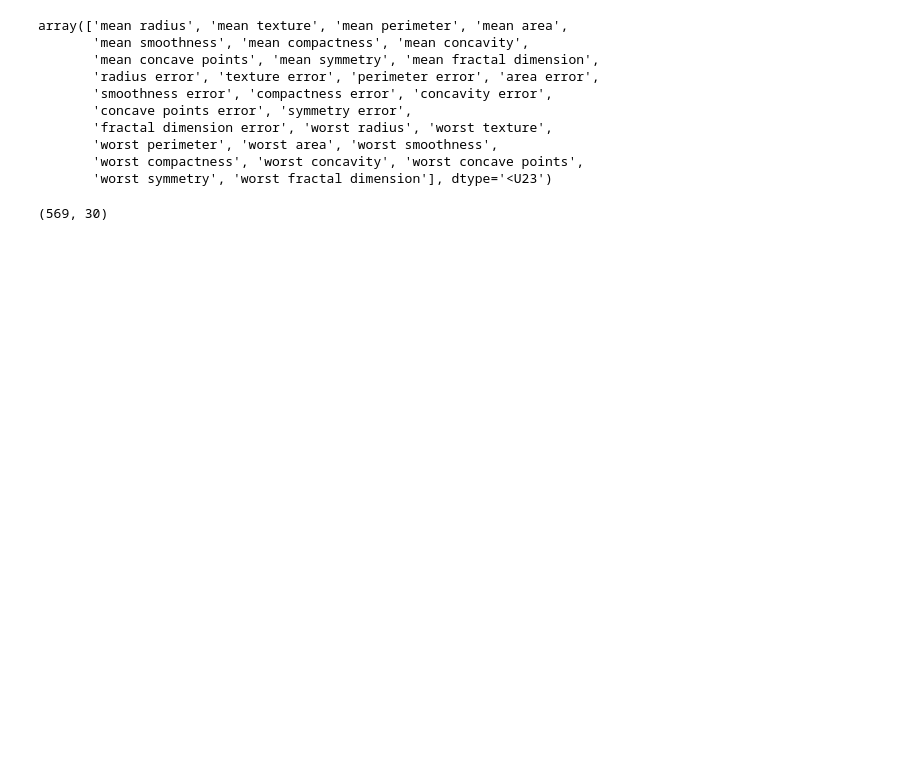
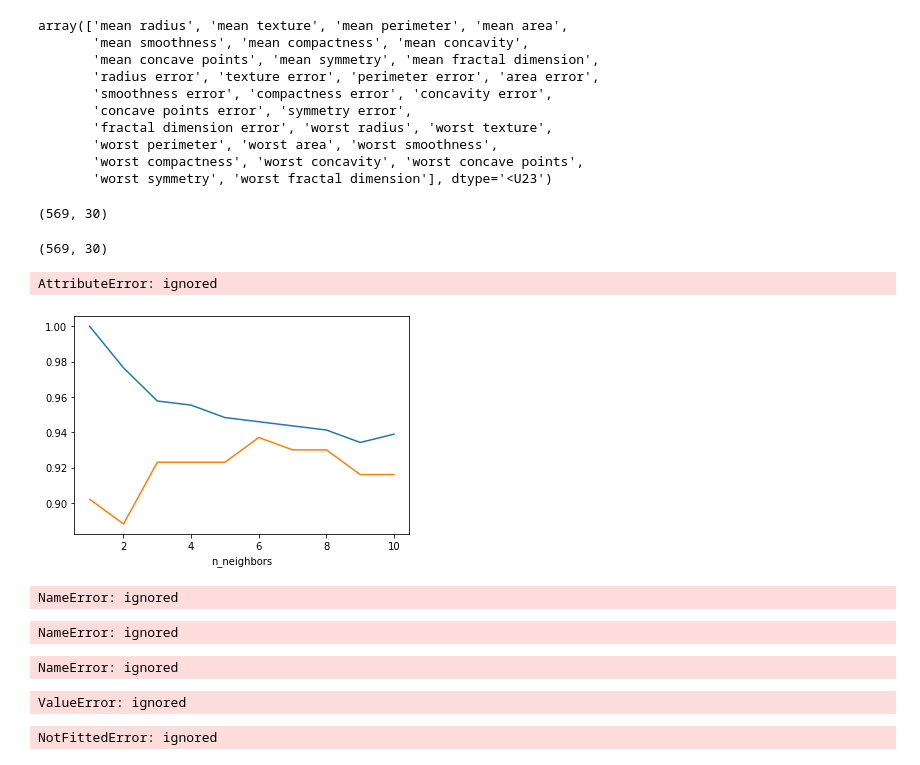
Before and after one commit to LeeJiHoon1125/Lee-Ji-Hoon, a Jupyter notebook: 이지훈7강8강.ipynb, the cells around one changed output. Cells and saved outputs as stored; diff of their text form; code cells hidden in the pictures; blank space fills up the shorter version.

```diff
--- a/이지훈7강8강.ipynb
+++ b/이지훈7강8강.ipynb
@@ -242,3 +319,47 @@ array(['mean radius', 'mean texture', 'mean perimeter', 'mean area',
 cancer.data.shape
 # %% [output]
 (569, 30)
+# %%
+cancer.data.shape
+# %% [output]
+(569, 30)
+# %%
+X_train, X_test, y_train, y_test = train_test_split(cancer.data, cancer.target, stratify=cancer.target, random_state=66)
+# %%
+lterations = []
+training_accuracy = []
+test_accuracy = []
+for n_neighbors in range(1,11):
+  clf = KNeighborsClassifier(n_neighbors=n_neighbors)
+  clf.fit(X_train, y_train)
+  training_accuracy.append(clf.score(X_train, y_train))
+  test_accuracy.append(clf.score(X_test, y_test))
+  lterations.append(n_neighbors)
+
+plt.plot(lterations, training_accuracy, label='Training Accuracy')
+plt.plot(lterations, test_accuracy, label='Test Accuracy')
+plt.xlabel('n_neighbors')
+plt.yalbel('accuracy')
+plt.legend()
+plt.show()
+# %% [output]
+AttributeError: ignored
+[figure, added]
+# %%
+X, y = mglearn.datasets.make_forge()
+
+mglearn.discrete_scatter(X[:,0], X[:,1], y)
+plt.legend(['First Class', 'Second class'], loc=4)
+plt.xlabel('Feature 1')
+plt.ylabel('Feature 2')
+plt.show()
+# %% [output]
+NameError: ignored
+# %%
+mglearn.plots.plot_knn_regression(n_neighbors=1)
+# %% [output]
+NameError: ignored
+# %%
+X, y =mglearn,datasets,make_wave(n_samples=40)
+# %% [output]
+NameError: ignored
@@ -244,0 +370,9 @@ cancer.data.shape
+# %%
+reg = KNeighborsRegressor(n_neighbors=3)
+reg.fit(x_train, y_train)
+# %% [output]
+ValueError: ignored
+# %%
+reg.score(x_test, y_test)
+# %% [output]
+NotFittedError: ignored
```
Also changed, not shown: parts of 20 cells of this notebook.
